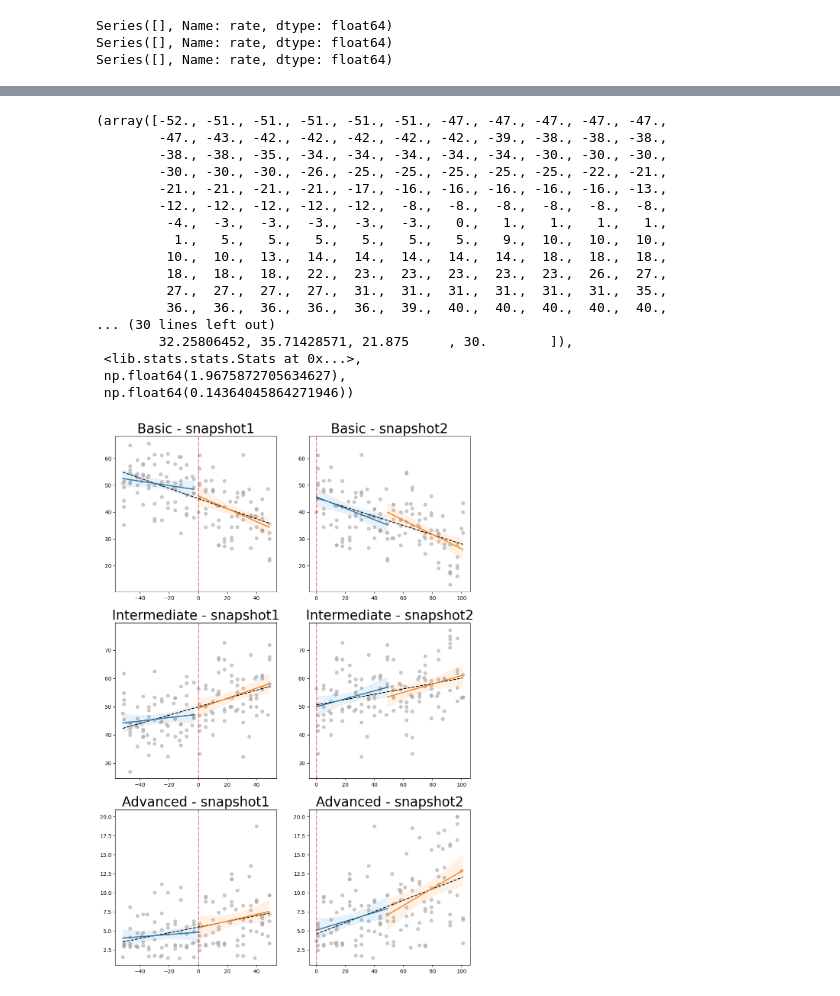
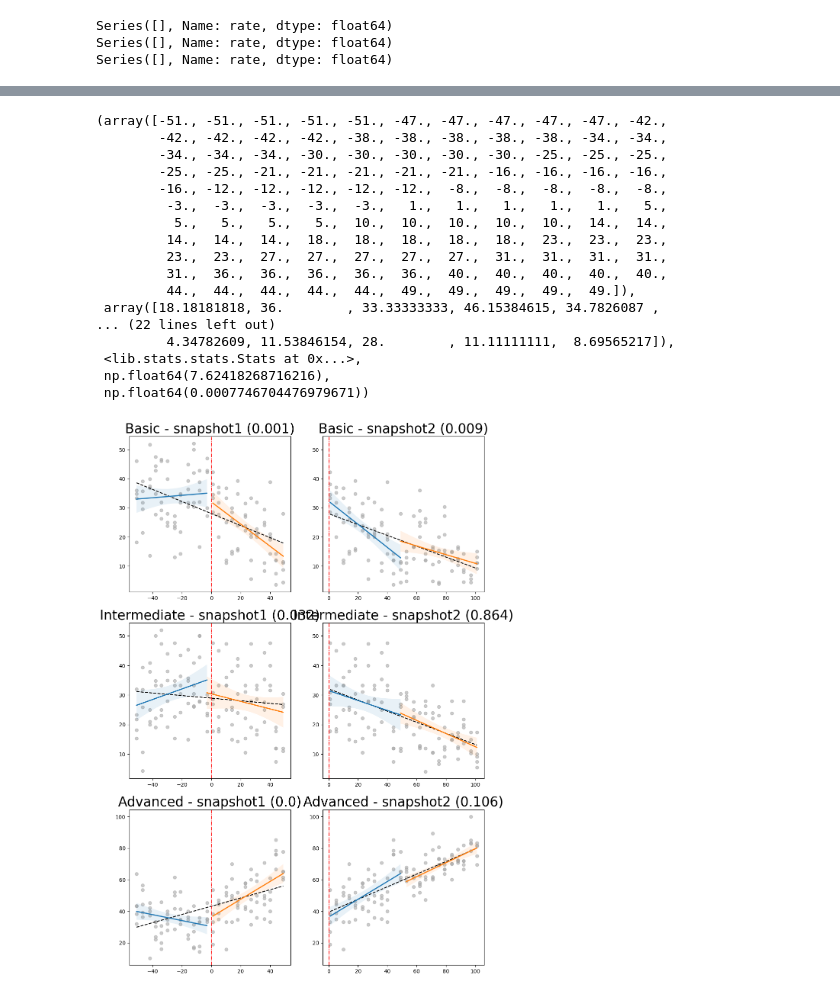
Before and after one commit to myokyunghan/stackoverflow_src_2425, a Jupyter notebook: difficulty/automate_annotation/1_visualization copy.ipynb, the cells around one changed output, grey strips where cells are left out. Drawn from its saved outputs; the diff is of its cells as text; code cells hidden in the pictures.

```diff
--- a/difficulty/automate_annotation/1_visualization copy.ipynb
+++ b/difficulty/automate_annotation/1_visualization copy.ipynb
@@ -23,5 +23,5 @@ INFO 01-08 11:04:09 [__init__.py:216] Automatically detected platform cuda.
 # %%
-path = f'{conf.DATA_PATH}/data/llm_annotation_result'
+path = f'{conf.DATA_PATH}/data/llm_annotation_result/models--cyankiwi--Qwen3-30B-A3B-Instruct-2507-AWQ-4bit'
 file_list = os.listdir(path)
 # %%
 r_p = rp.Result_Prep()
@@ -115,48 +115,55 @@ result_dict = \
 # %%
 calc_stats(m_chk_cnt_0[(m_chk_cnt_0['rel_week'] >=-52) & (m_chk_cnt_0['rel_week'] <52)])
 # %% [output]
-(array([-52., -51., -51., -51., -51., -51., -47., -47., -47., -47., -47.,
-        -47., -43., -42., -42., -42., -42., -42., -39., -38., -38., -38.,
-        -38., -38., -35., -34., -34., -34., -34., -34., -30., -30., -30.,
-        -30., -30., -30., -26., -25., -25., -25., -25., -25., -22., -21.,
-        -21., -21., -21., -21., -17., -16., -16., -16., -16., -16., -13.,
-        -12., -12., -12., -12., -12.,  -8.,  -8.,  -8.,  -8.,  -8.,  -8.,
-         -4.,  -3.,  -3.,  -3.,  -3.,  -3.,   0.,   1.,   1.,   1.,   1.,
-          1.,   5.,   5.,   5.,   5.,   5.,   5.,   9.,  10.,  10.,  10.,
-         10.,  10.,  13.,  14.,  14.,  14.,  14.,  14.,  18.,  18.,  18.,
-         18.,  18.,  18.,  22.,  23.,  23.,  23.,  23.,  23.,  26.,  27.,
-         27.,  27.,  27.,  27.,  31.,  31.,  31.,  31.,  31.,  31.,  35.,
-         36.,  36.,  36.,  36.,  36.,  39.,  40.,  40.,  40.,  40.,  40.,
-... (30 lines left out)
-        32.25806452, 35.71428571, 21.875     , 30.        ]),
+(array([-51., -51., -51., -51., -51., -47., -47., -47., -47., -47., -42.,
+        -42., -42., -42., -42., -38., -38., -38., -38., -38., -34., -34.,
+        -34., -34., -34., -30., -30., -30., -30., -30., -25., -25., -25.,
+        -25., -25., -21., -21., -21., -21., -21., -16., -16., -16., -16.,
+        -16., -12., -12., -12., -12., -12.,  -8.,  -8.,  -8.,  -8.,  -8.,
+         -3.,  -3.,  -3.,  -3.,  -3.,   1.,   1.,   1.,   1.,   1.,   5.,
+          5.,   5.,   5.,   5.,  10.,  10.,  10.,  10.,  10.,  14.,  14.,
+         14.,  14.,  14.,  18.,  18.,  18.,  18.,  18.,  23.,  23.,  23.,
+         23.,  23.,  27.,  27.,  27.,  27.,  27.,  31.,  31.,  31.,  31.,
+         31.,  36.,  36.,  36.,  36.,  36.,  40.,  40.,  40.,  40.,  40.,
+         44.,  44.,  44.,  44.,  44.,  49.,  49.,  49.,  49.,  49.]),
+ array([18.18181818, 36.        , 33.33333333, 46.15384615, 34.7826087 ,
+... (22 lines left out)
+         4.34782609, 11.53846154, 28.        , 11.11111111,  8.69565217]),
  <lib.stats.stats.Stats at 0x...>,
- np.float64(1.9675872705634627),
- np.float64(0.14364045864271946))
+ np.float64(7.62418268716216),
+ np.float64(0.0007746704476979671))
 # %%
 fig, axs = plt.subplots(3, 2, figsize = (12, 18))
 
 diff_dict = {0 : 'Basic', 1 : 'Intermediate', 2 : 'Advanced'}
 snapshot_dict = {0 : 'snapshot1', 1 : 'snapshot2'}
 
 for x_idx, snap_dict in result_dict.items():
     axs[x_idx, 1].sharey(axs[x_idx, 0])
     for y_idx, st_param in snap_dict.items():
         x = st_param[0]
         split_idx = int(len(x)/2)
         x_0_1 = x[:split_idx]
         x_0_2 = x[split_idx:]
+        p_value_txt = '($p < 0.001$)' if st_param[4] <0.001 else f'($p = {p_value_0:.3f}$)'
 
         axs[x_idx][y_idx].scatter(st_param[0], st_param[1],  alpha=0.6, color='darkgray')
         axs[x_idx][y_idx].plot(st_param[0], st_param[2].y_predict, label="Overall Fit", linestyle="--", color="black")
 
         axs[x_idx][y_idx].plot(x_0_1, st_param[2].y1_predict, label="before ChatGPT", linewidth='2')
 
         axs[x_idx][y_idx].fill_between(x_0_1, st_param[2].y1_predict - st_param[2].y1_conf_interval, st_param[2].y1_predict + st_param[2].y1_conf_interval, alpha=0.1)
 
         axs[x_idx][y_idx].plot(x_0_2, st_param[2].y2_predict, label="after ChatGPT", linewidth='2')
         axs[x_idx][y_idx].fill_between(x_0_2, st_param[2].y2_predict - st_param[2].y2_conf_interval, st_param[2].y2_predict + st_param[2].y2_conf_interval, alpha=0.1)
 
         axs[x_idx][y_idx].axvline(x=0,     color='red',    linestyle='-.', linewidth=1)
-        axs[x_idx][y_idx].set_title(f"{diff_dict[x_idx]} - {snapshot_dict[y_idx]}", fontsize=25)
+        axs[x_idx][y_idx].set_title(f"{diff_dict[x_idx]} - {snapshot_dict[y_idx]} ($p < {np.round(st_param[4], 3)})", fontsize=25)
+
+        axs[idx].text(0.5, 1.05, f"Changes in Entropy (topic)",
+            ha='center', va='bottom', fontsize=22, fontweight='bold', transform=axs[idx].transAxes)
+
+        axs[idx].text(0.5, 1.00, f"{p_value_txt}",
+                ha='center', va='bottom', fontsize=15, transform=axs[idx].transAxes)
 # %% [output]
-[figure, old version]
+[figure, new version]
```
Also changed, not shown: parts of 4 cells of this notebook, 16 other files.
